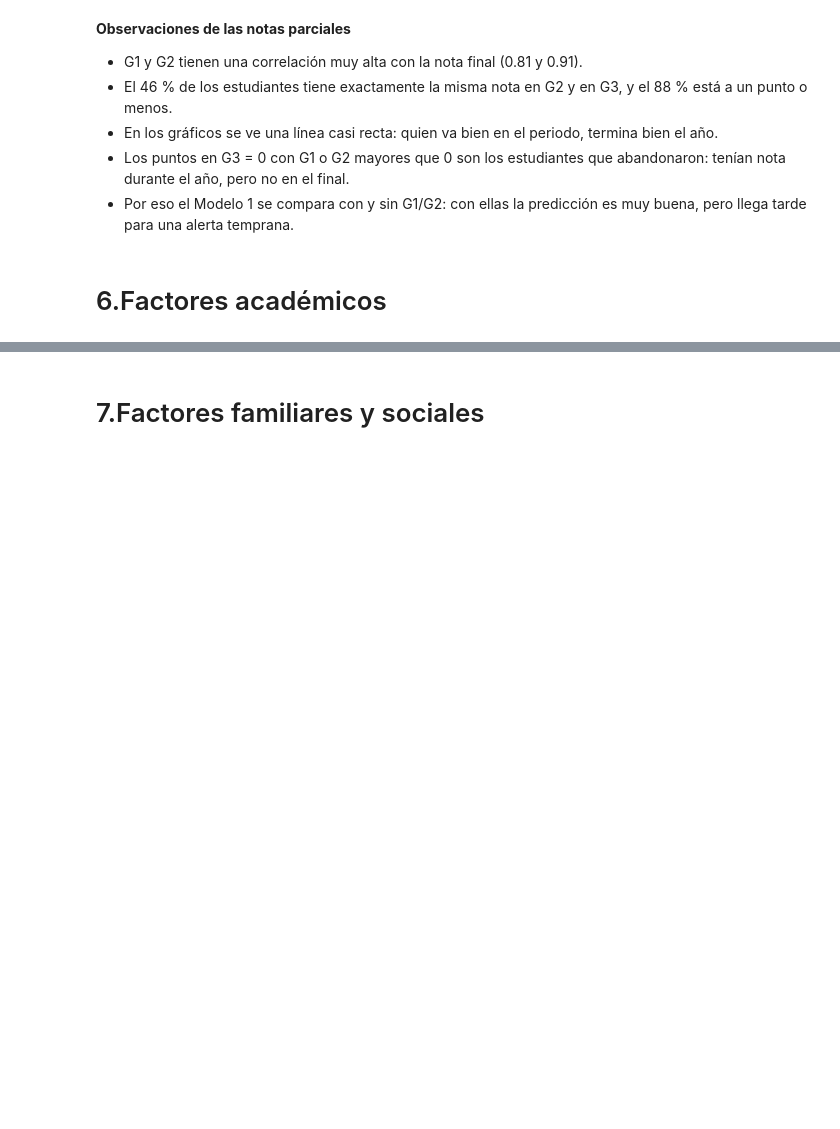
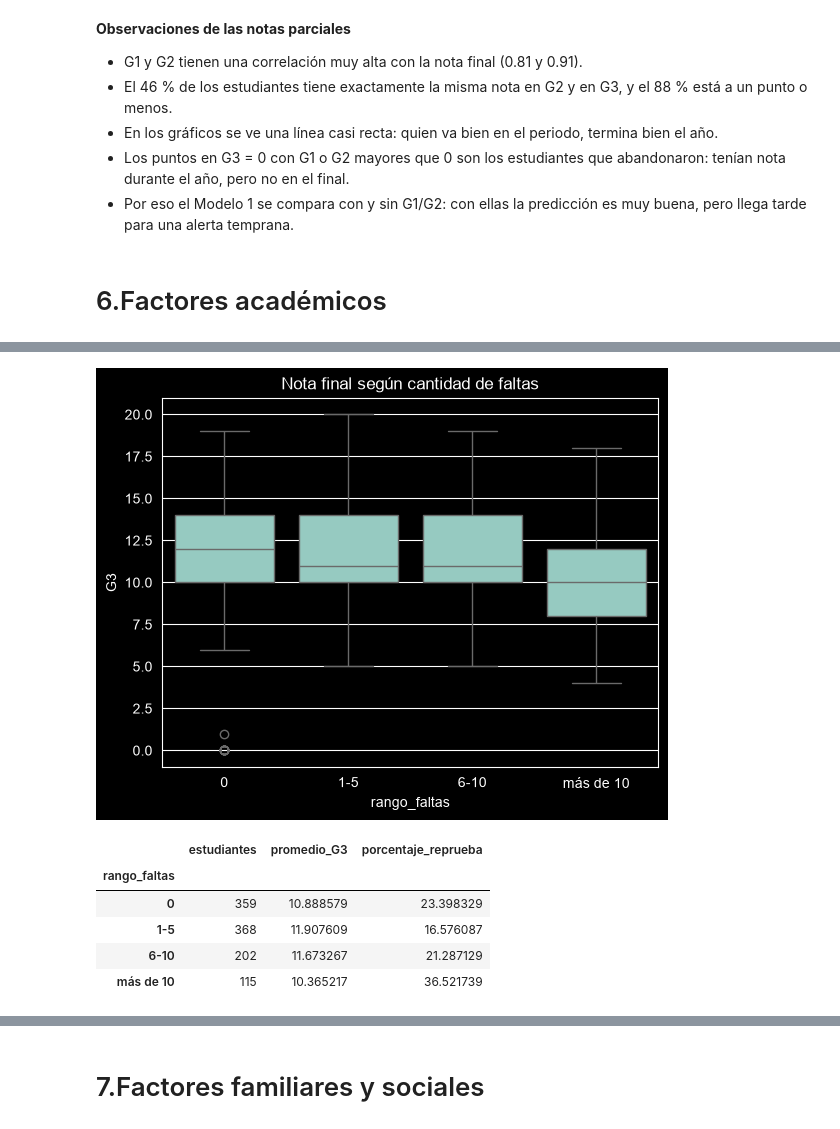
Before and after one commit to DiegoMonteroCRC/Proyecto-1-Sistema-de-Prediccion-de-Rendimiento-Academico, a Jupyter notebook: notebooks/01_EDA.ipynb, the cells around one changed output, grey strips where cells are left out. Cells and saved outputs as stored; diff of their text form; code cells hidden in the pictures; blank space fills up the shorter version.

```diff
--- a/notebooks/01_EDA.ipynb
+++ b/notebooks/01_EDA.ipynb
@@ -187,0 +251,15 @@ G3 a ±1 punto de G2: 88.3 %
+# %%
+#Agrupamos las faltas en rangos para comparar
+df['rango_faltas'] = pd.cut(df['absences'], bins=[-1, 0, 5, 10, 100], labels=['0', '1-5', '6-10', 'más de 10'])
+sns.boxplot(x='rango_faltas', y='G3', data=df)
+plt.title('Nota final según cantidad de faltas')
+plt.show()
+resumen_por('rango_faltas')
+# %% [output]
+[figure, added]
+|  | estudiantes | promedio_G3 | porcentaje_reprueba |
+| rango_faltas |  |  |  |
+| 0 | 359 | 10.888579 | 23.398329 |
+| 1-5 | 368 | 11.907609 | 16.576087 |
+| 6-10 | 202 | 11.673267 | 21.287129 |
+| más de 10 | 115 | 10.365217 | 36.521739 |
```
Also changed, not shown: parts of 7 cells of this notebook.
